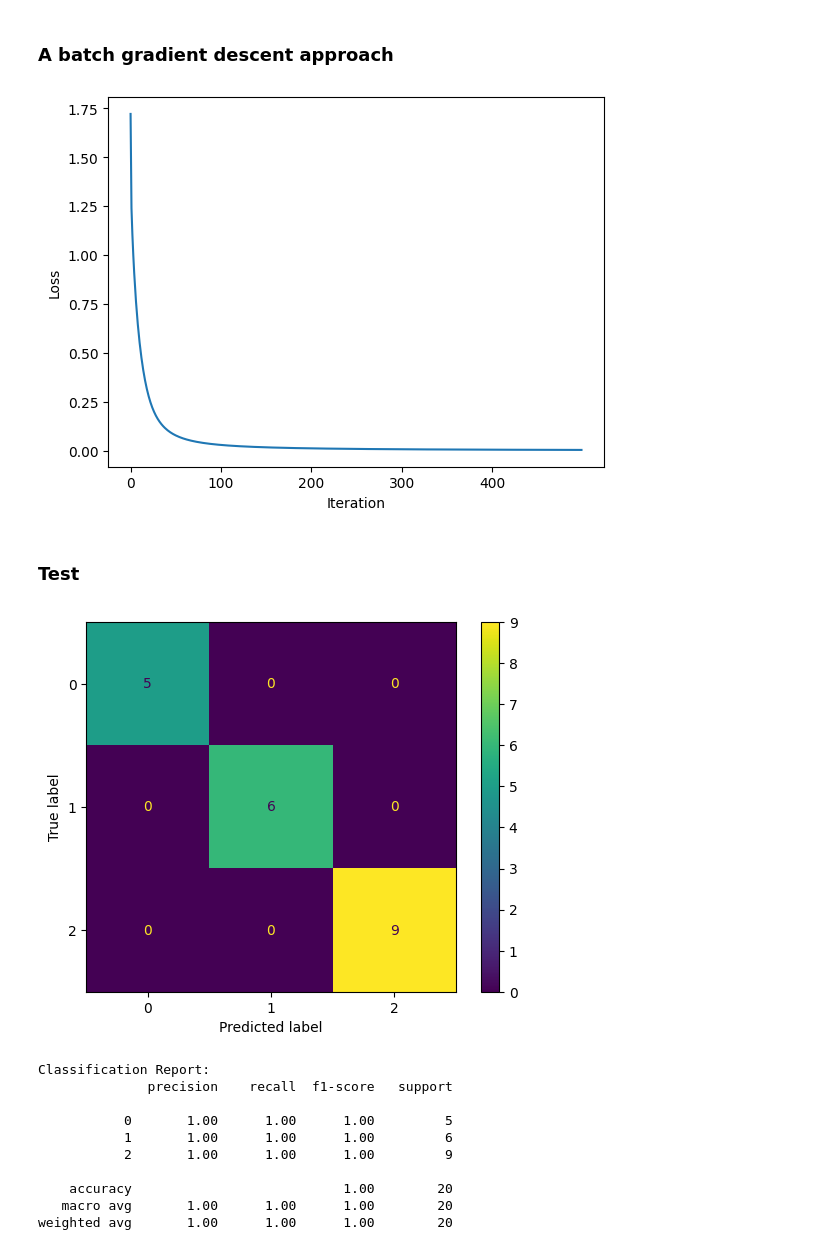
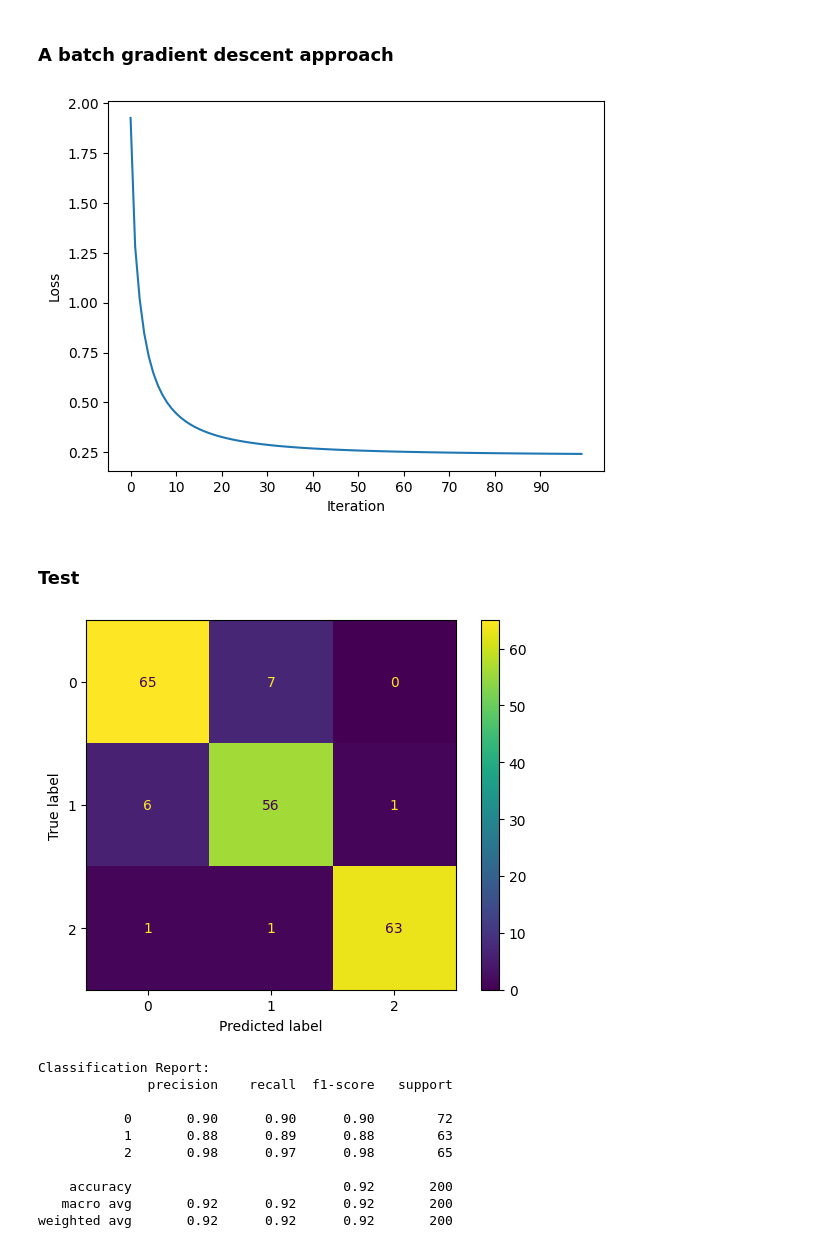
Before and after one commit to thiagopx/ann, a Jupyter notebook: notebooks/8_multilayer-perceptron-backprop.ipynb, the cells around one changed output. Saved outputs shown, nothing was run; the diff lists cells and outputs as text; code cells hidden in the pictures.

```diff
--- a/notebooks/8_multilayer-perceptron-backprop.ipynb
+++ b/notebooks/8_multilayer-perceptron-backprop.ipynb
@@ -18,16 +18,18 @@ np.random.seed(SEED)
 # %% [markdown]
 ## Training using backpropagation
 # %%
-from utils import make_classification_dataset
+from utils import make_classification_dataset, standard_scaler
 from sklearn.model_selection import train_test_split
 
 num_classes = 3  # number
-X, y = make_classification_dataset(100, 2, num_classes, cluster_std=1)
+X, y = make_classification_dataset(1000, 2, num_classes, cluster_std=4)
 
-# Normalize X
-X = X / X.max()
+# Train/test split
+X_train, X_test, y_train, y_test = train_test_split(X, y, test_size=0.2)
 
-X_train, X_test, y_train, y_test = train_test_split(X, y, test_size=0.2)
+# Standardize X
+X_train, mean, std = standard_scaler(X_train)
+X_test, _, _ = standard_scaler(X_test, mean, std)
 
 print(f"Train set size: {len(X_train)}")
 print(f"Test set size: {len(X_test)}")
@@ -37,5 +39,7 @@ plt.scatter(X_train[:, 0], X_train[:, 1], c=y_train, edgecolors="gray")
 plt.xlabel("$x_1$")
 plt.ylabel("$x_2$")
 
+print(f"X_train_min: {X_train.min()}, X_train_max: {X_train.max()}")
+
 print(f"ymin: {y.min()}, ymax: {y.max()}")
 # %% [output]
@@ -138,7 +143,7 @@ from utils import plot_loss_history
 
 np.random.seed(SEED)
 
-num_epochs = 100
+num_epochs = 5
 learning_rate = 1e-02
 
 # Add a bias term
@@ -148,7 +153,7 @@ X_b = np.hstack([X_train, np.ones((X_train.shape[0], 1))])
 num_hidden_units = 10 # number of hidden units
 W1 = np.random.normal(size=(X_b.shape[1], num_hidden_units))  # 2 features + 1 bias, 10 hidden units
 W2 = np.random.normal(size=(num_hidden_units + 1, num_classes))  # 10 hidden units + 1 bias, 3 classes
-h1 = np.zeros((num_hidden_units + 1, 1))  # 10 hidden units + 1 bias
+h1 = np.ones((num_hidden_units + 1, 1))  # 10 hidden units + 1 bias
 
 iteration = 0
 loss_history = []
@@ -332,8 +337,8 @@ def linear_gradX(grad_output, W):
 np.random.seed(SEED)
 
 # Adjust the number of epochs and the learning rate
-num_epochs = 500
-learning_rate = 1
+num_epochs = 100
+learning_rate = 1.0
 
 # Add a bias term
 X_b = np.hstack([X_train, np.ones((X_train.shape[0], 1))])
@@ -373,44 +378,44 @@ for epoch in range(num_epochs):
     W2 = W2 - learning_rate * grad_W2
 
     iteration += 1
-plot_loss_history(loss_history, interval=100)
+plot_loss_history(loss_history, interval=iteration//10)
 # %% [output]
-[figure, old version]
+[figure, new version]
 # %% [markdown]
 ### Test
 # %%
 from sklearn.metrics import confusion_matrix, classification_report, ConfusionMatrixDisplay
 
 num_samples = X_test.shape[0]
 X_b = np.hstack([X_test, np.ones((num_samples, 1))])
-h1 = np.zeros((num_samples, num_hidden_units + 1))  # 10 hidden units + 1 bias
+h1 = np.ones((num_samples, num_hidden_units + 1))  # 10 hidden units + 1 bias
 
 # Forward pass (prediction)
 z1 = np.dot(X_b, W1)  # N x 10
 h1[:, :-1] = sigmoid(z1)  # N x 10
 z2 = np.dot(h1, W2)  # N x 3
 y_pred = np.argmax(z2, axis=1)
 
 # Compute confusion matrix
 cm = confusion_matrix(y_test, y_pred, labels=[0, 1, 2])
 disp = ConfusionMatrixDisplay(confusion_matrix=cm)
 disp.plot()
 plt.show()
 
 # Compute classification report
 class_report = classification_report(y_test, y_pred)
 
 print("\nClassification Report:")
 print(class_report)
 # %% [output]
-[figure, old version]
+[figure, new version]
 Classification Report:
               precision    recall  f1-score   support
 
-           0       1.00      1.00      1.00         5
-           1       1.00      1.00      1.00         6
-           2       1.00      1.00      1.00         9
+           0       0.90      0.90      0.90        72
+           1       0.88      0.89      0.88        63
+           2       0.98      0.97      0.98        65
 
-    accuracy                           1.00        20
-   macro avg       1.00      1.00      1.00        20
-weighted avg       1.00      1.00      1.00        20
+    accuracy                           0.92       200
+   macro avg       0.92      0.92      0.92       200
+weighted avg       0.92      0.92      0.92       200
```
Also changed, not shown: parts of 3 cells of this notebook, 8 other files.
